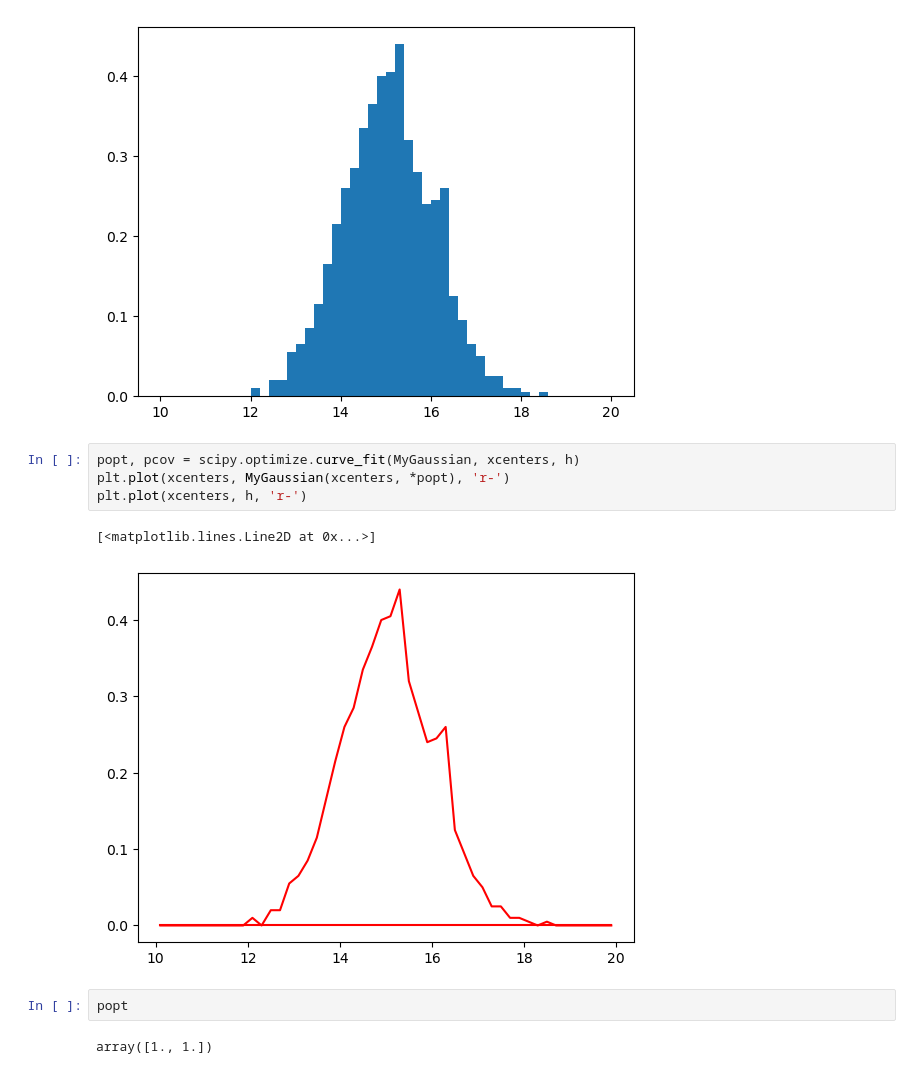
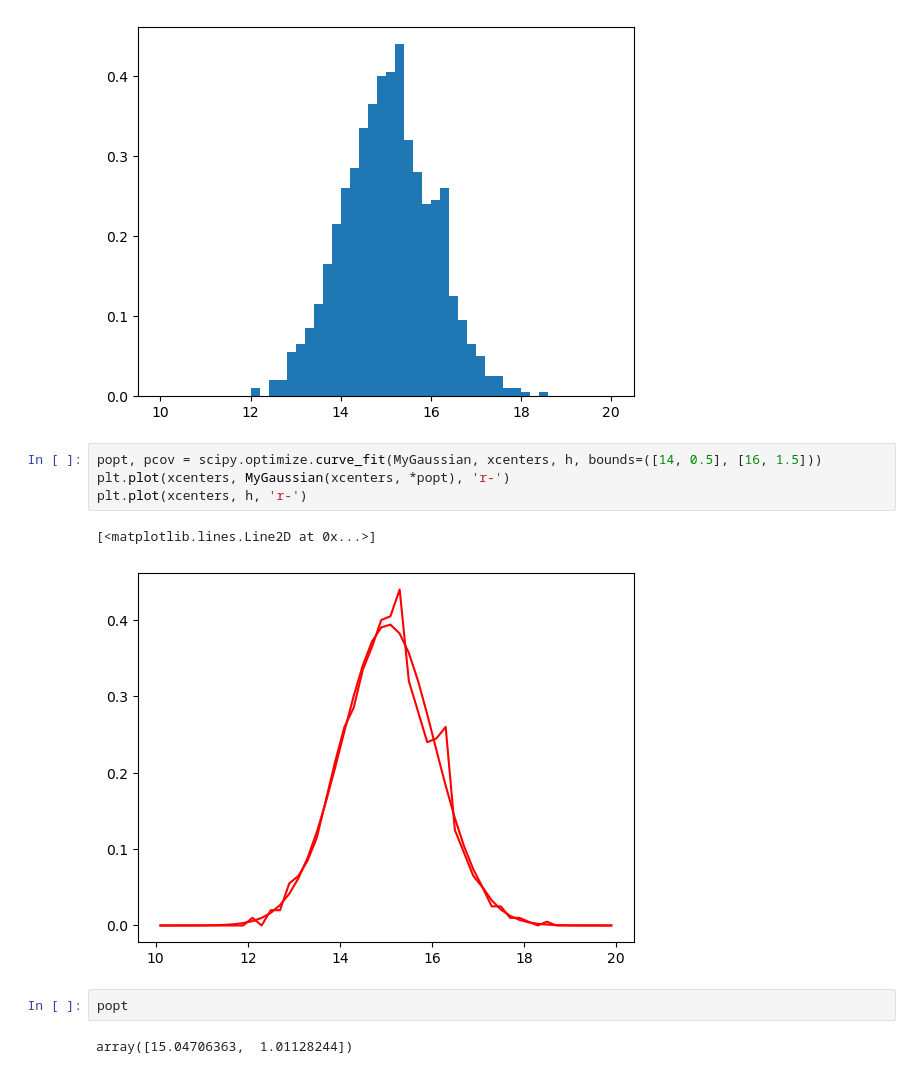
Before and after one commit to antoninvapa/M-thodStat, a Jupyter notebook: Sheet1.ipynb, the cells around one changed output. Cells and saved outputs as stored; diff of their text form.

```diff
--- a/Sheet1.ipynb
+++ b/Sheet1.ipynb
@@ -82,13 +82,13 @@ xcenters = (xedges[:-1] + xedges[1:]) / 2
 # %% [output]
 [figure]
 # %%
-popt, pcov = scipy.optimize.curve_fit(MyGaussian, xcenters, h)
+popt, pcov = scipy.optimize.curve_fit(MyGaussian, xcenters, h, bounds=([14, 0.5], [16, 1.5]))
 plt.plot(xcenters, MyGaussian(xcenters, *popt), 'r-')
 plt.plot(xcenters, h, 'r-')
 # %% [output]
 [<matplotlib.lines.Line2D at 0x...>]
-[figure, old version]
+[figure, new version]
 # %%
 popt
 # %% [output]
-array([1., 1.])
+array([15.04706363,  1.01128244])
```
Also changed, not shown: parts of 3 cells of this notebook.
